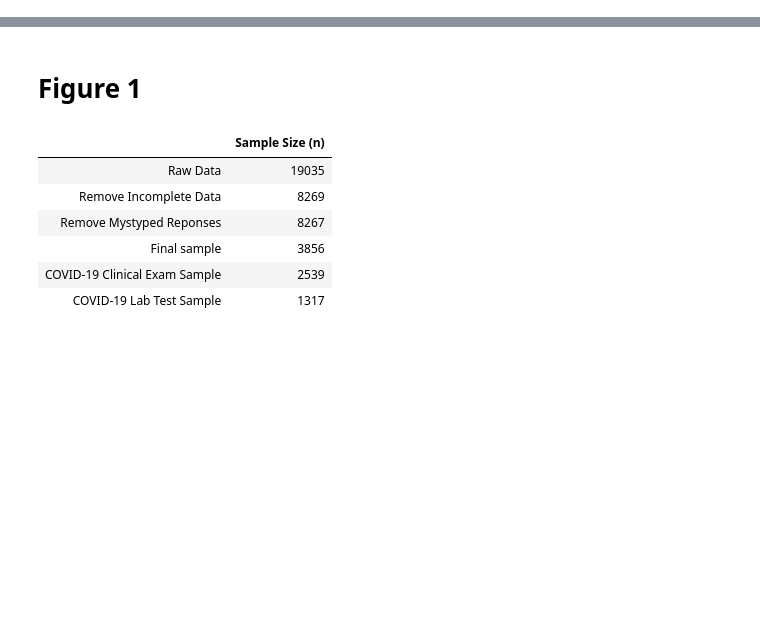
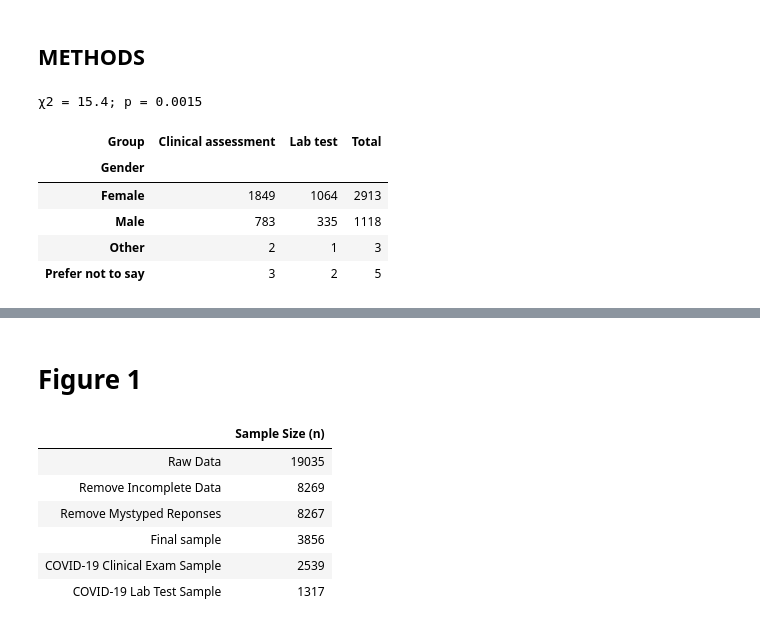
Before and after one commit to GCCR/GCCR001, a Jupyter notebook: analysis/paper/analysis.ipynb, the cells around one changed output, grey strips where cells are left out. Cells and saved outputs as stored; diff of their text form; code cells hidden in the pictures; blank space fills up the shorter version.

```diff
--- a/analysis/paper/analysis.ipynb
+++ b/analysis/paper/analysis.ipynb
@@ -109,0 +32,20 @@ n_test = d_test.shape[0]
+# %% [markdown]
+## METHODS
+# %%
+def contingency_table(d, columns):
+    table = d.groupby(columns).count().mean(axis=1).astype(int).unstack(columns[0])
+    chi2, p, _, _ = chi2_contingency(table)
+    print("χ2 = %.3g; p = %.3g" % (chi2, p))
+    table['Total'] = table.sum(axis=1)
+    return table
+# %%
+# Participants
+contingency_table(d, ['Group', 'Gender'])
+# %% [output]
+χ2 = 15.4; p = 0.0015
+| Group | Clinical assessment | Lab test | Total |
+| Gender |  |  |  |
+| Female | 1849 | 1064 | 2913 |
+| Male | 783 | 335 | 1118 |
+| Other | 2 | 1 | 3 |
+| Prefer not to say | 3 | 2 | 5 |
```
Also changed, not shown: parts of 29 cells of this notebook.
